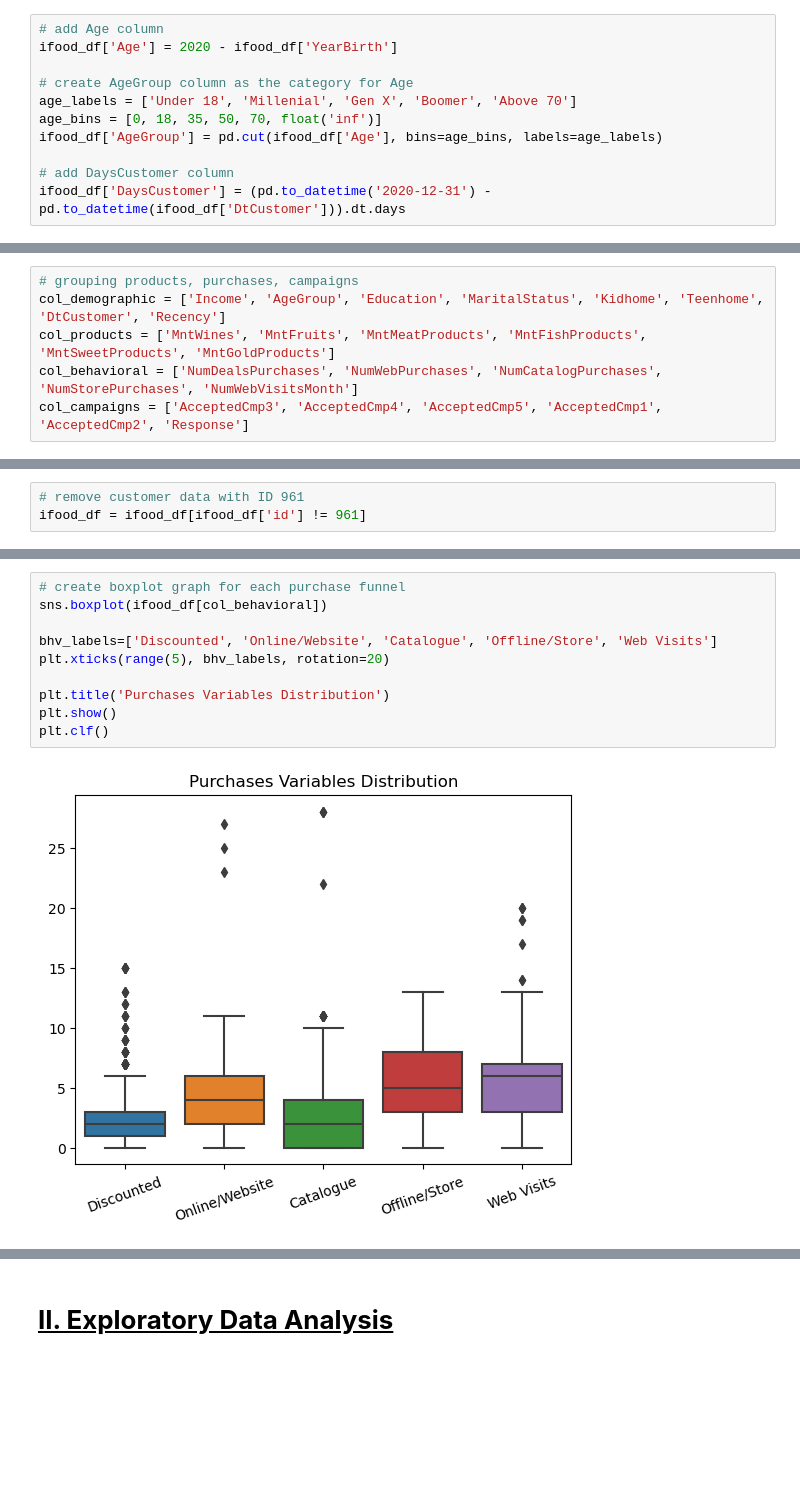
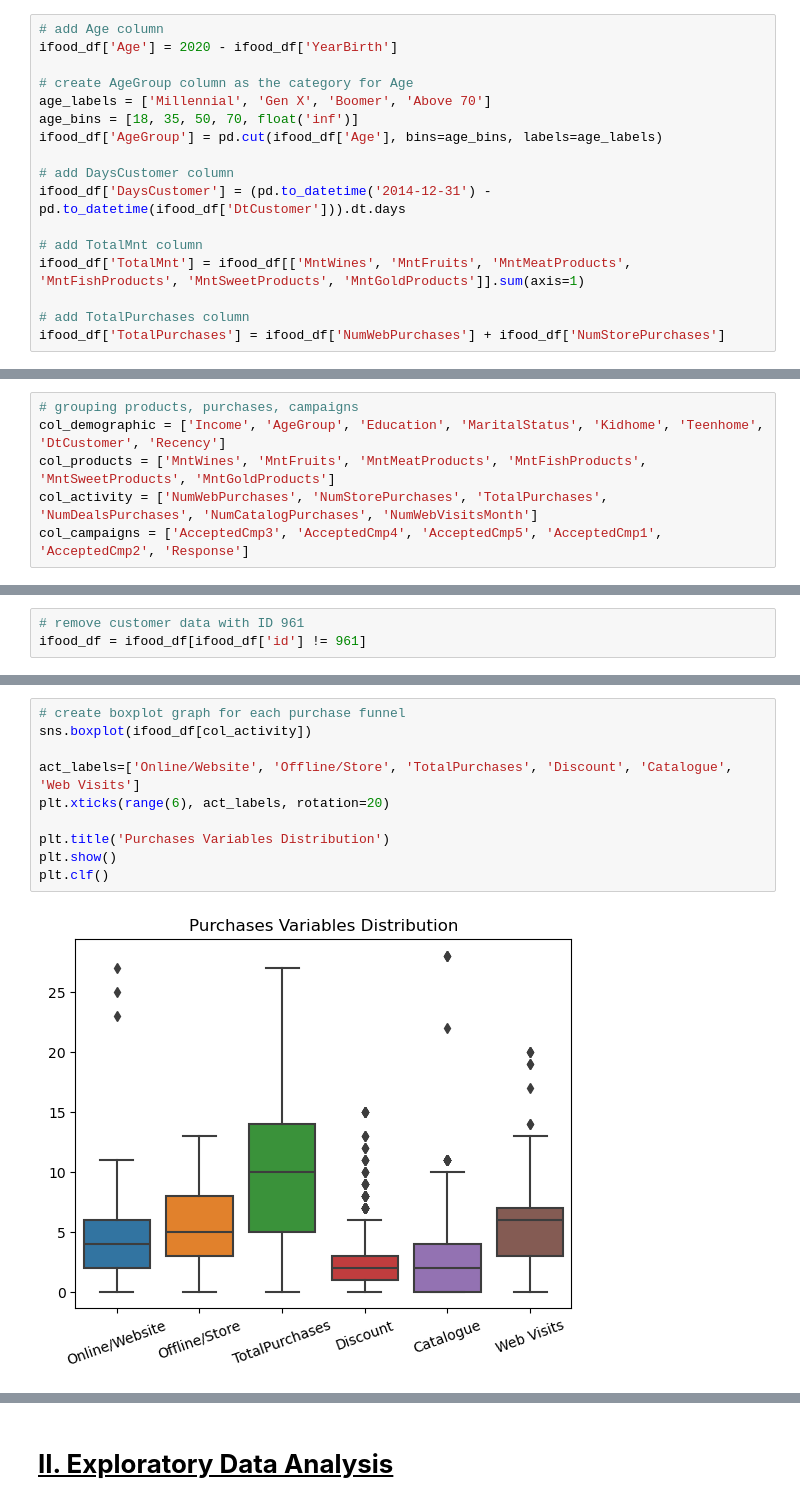
Before and after one commit to chrisleond11/ifood-data-analysis, a Jupyter notebook: customer-data-analysis.ipynb, the cells around one changed output, grey strips where cells are left out. Cells and saved outputs as stored; diff of their text form; blank space fills up the shorter version.

Commit message:
First completion of analysis
- Completed customer-data-analysis for the first time
- Removed 'archived' files (unnecessary)

```diff
--- a/customer-data-analysis.ipynb
+++ b/customer-data-analysis.ipynb
@@ -160,12 +154,18 @@ For later analysis, let's add Age and MntTotal (Total amount of spending) column
 ifood_df['Age'] = 2020 - ifood_df['YearBirth']
 
 # create AgeGroup column as the category for Age
-age_labels = ['Under 18', 'Millenial', 'Gen X', 'Boomer', 'Above 70']
-age_bins = [0, 18, 35, 50, 70, float('inf')]
+age_labels = ['Millennial', 'Gen X', 'Boomer', 'Above 70']
+age_bins = [18, 35, 50, 70, float('inf')]
 ifood_df['AgeGroup'] = pd.cut(ifood_df['Age'], bins=age_bins, labels=age_labels)
 
 # add DaysCustomer column
-ifood_df['DaysCustomer'] = (pd.to_datetime('2020-12-31') - pd.to_datetime(ifood_df['DtCustomer'])).dt.days
+ifood_df['DaysCustomer'] = (pd.to_datetime('2014-12-31') - pd.to_datetime(ifood_df['DtCustomer'])).dt.days
+
+# add TotalMnt column
+ifood_df['TotalMnt'] = ifood_df[['MntWines', 'MntFruits', 'MntMeatProducts', 'MntFishProducts', 'MntSweetProducts', 'MntGoldProducts']].sum(axis=1)
+
+# add TotalPurchases column
+ifood_df['TotalPurchases'] = ifood_df['NumWebPurchases'] + ifood_df['NumStorePurchases']
 # %% [markdown]
 #### **(3) Convert type of necessary column**
 Change AgeGroup, Education, and MaritalStatus from Object to Category
@@ -191,7 +191,7 @@ Grouping similar-purpose columns for better references later.
 # grouping products, purchases, campaigns
 col_demographic = ['Income', 'AgeGroup', 'Education', 'MaritalStatus', 'Kidhome', 'Teenhome', 'DtCustomer', 'Recency']
 col_products = ['MntWines', 'MntFruits', 'MntMeatProducts', 'MntFishProducts', 'MntSweetProducts', 'MntGoldProducts']
-col_behavioral = ['NumDealsPurchases', 'NumWebPurchases', 'NumCatalogPurchases', 'NumStorePurchases', 'NumWebVisitsMonth']
+col_activity = ['NumWebPurchases', 'NumStorePurchases', 'TotalPurchases', 'NumDealsPurchases', 'NumCatalogPurchases', 'NumWebVisitsMonth']
 col_campaigns = ['AcceptedCmp3', 'AcceptedCmp4', 'AcceptedCmp5', 'AcceptedCmp1', 'AcceptedCmp2', 'Response']
 # %% [markdown]
 ### **1.2.3 Handling Outliers**
@@ -346,14 +346,14 @@ ifood_df = ifood_df[ifood_df['id'] != 961]
 # %%
 # create boxplot graph for each purchase funnel
-sns.boxplot(ifood_df[col_behavioral])
+sns.boxplot(ifood_df[col_activity])
 
-bhv_labels=['Discounted', 'Online/Website', 'Catalogue', 'Offline/Store', 'Web Visits']
-plt.xticks(range(5), bhv_labels, rotation=20)
+act_labels=['Online/Website', 'Offline/Store', 'TotalPurchases', 'Discount', 'Catalogue', 'Web Visits']
+plt.xticks(range(6), act_labels, rotation=20)
 
 plt.title('Purchases Variables Distribution')
 plt.show()
 plt.clf()
 # %% [output]
-[figure, old version]
+[figure, new version]
 <Figure size 640x480 with 0 Axes>
 # %% [markdown]
```
Also changed, not shown: parts of 38 cells of this notebook, 1 other file.
